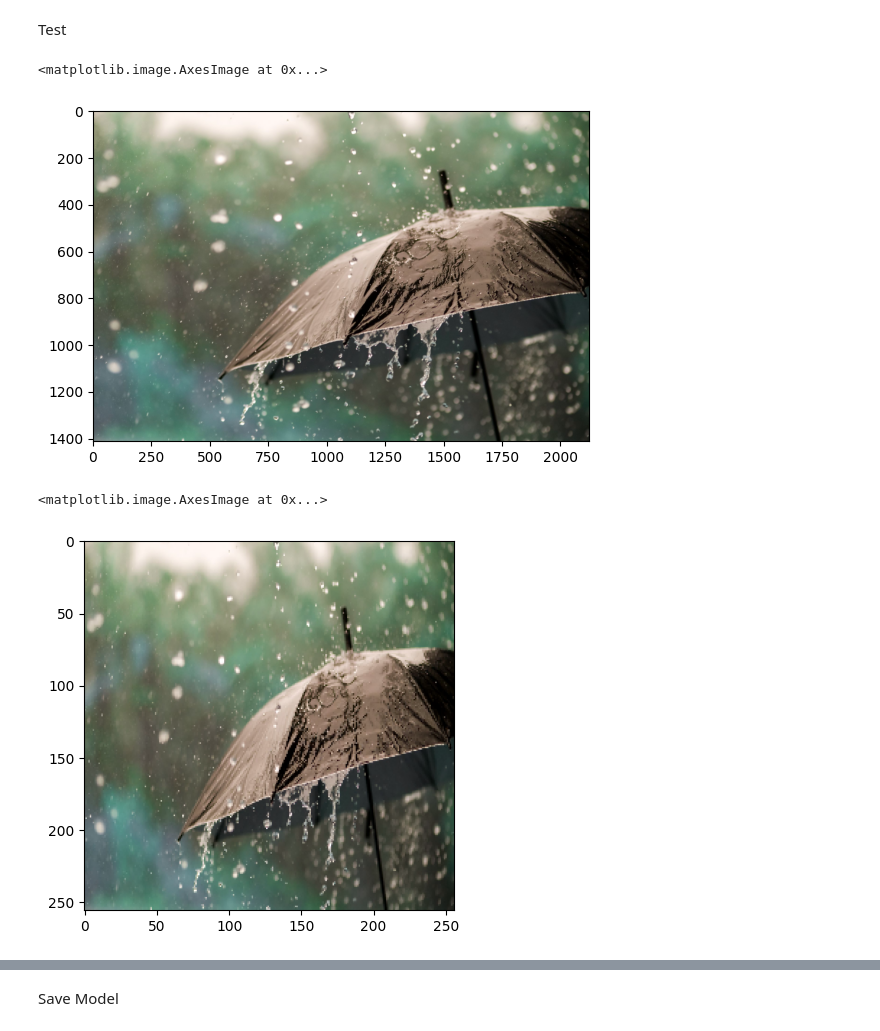
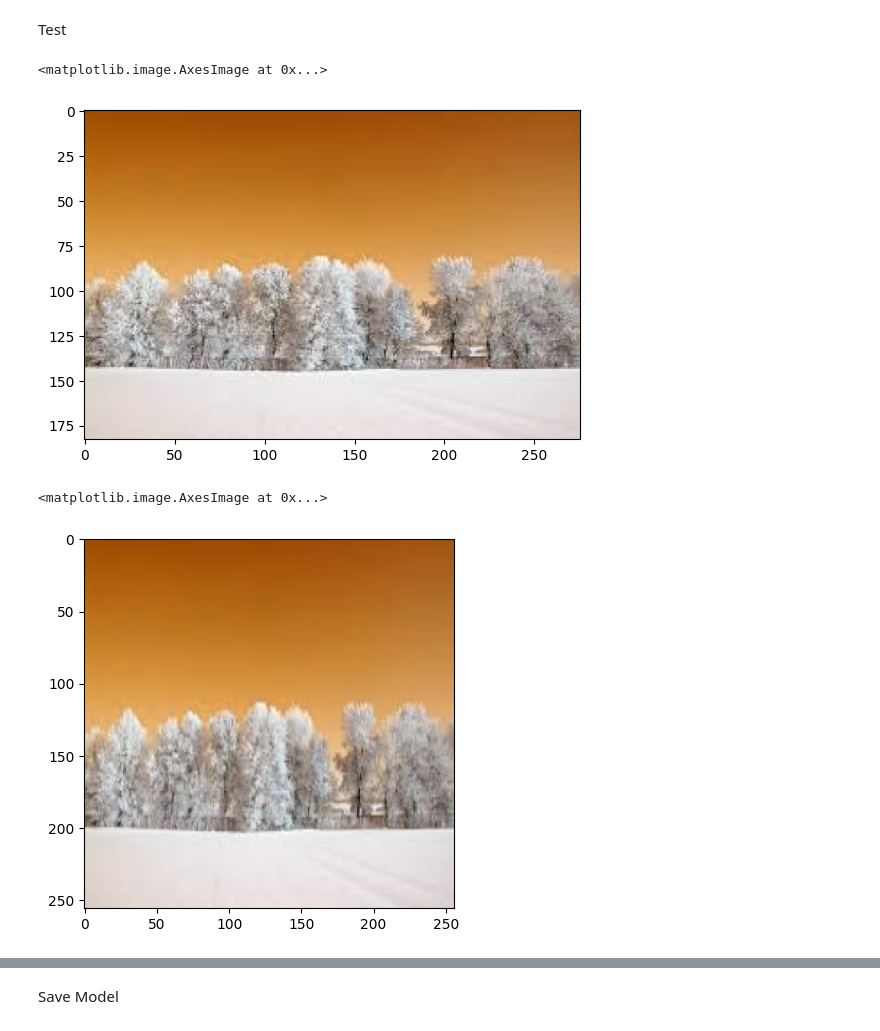
Before and after one commit to elif-krvan/Weather-Classifier, a Jupyter notebook: weather.ipynb, the cells around one changed output, grey strips where cells are left out. Cells and saved outputs as stored; diff of their text form; code cells hidden in the pictures.

```diff
--- a/weather.ipynb
+++ b/weather.ipynb
@@ -295,18 +298,18 @@ Test
 # %%
 test_dir = "test_data"
 # %%
-img = cv2.imread(os.path.join(test_dir, "rain1.jpg"))
+img = cv2.imread(os.path.join(test_dir, "snow3.jpg"))
 img.shape
 plt.imshow(img)
 # %% [output]
 <matplotlib.image.AxesImage at 0x...>
-[figure, old version]
+[figure, new version]
 # %%
 resized = tf.image.resize(img, (256, 256))
 plt.imshow(resized.numpy().astype(int))
 # %% [output]
 <matplotlib.image.AxesImage at 0x...>
-[figure, old version]
+[figure, new version]
 # %%
 yhat = model.predict(np.expand_dims(resized/255, 0))
 yhat
```
Also changed, not shown: parts of 16 cells of this notebook, 16 other files.
